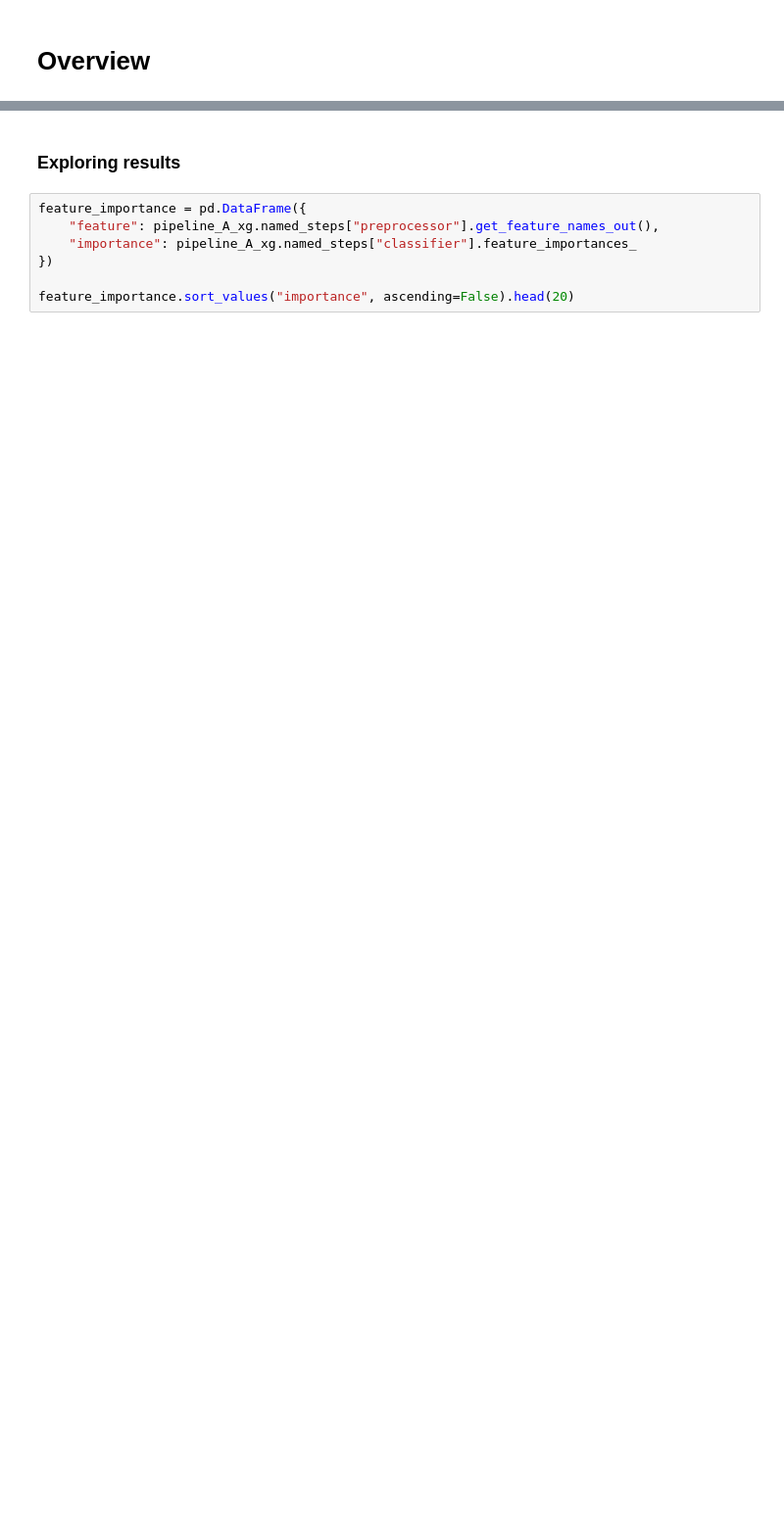
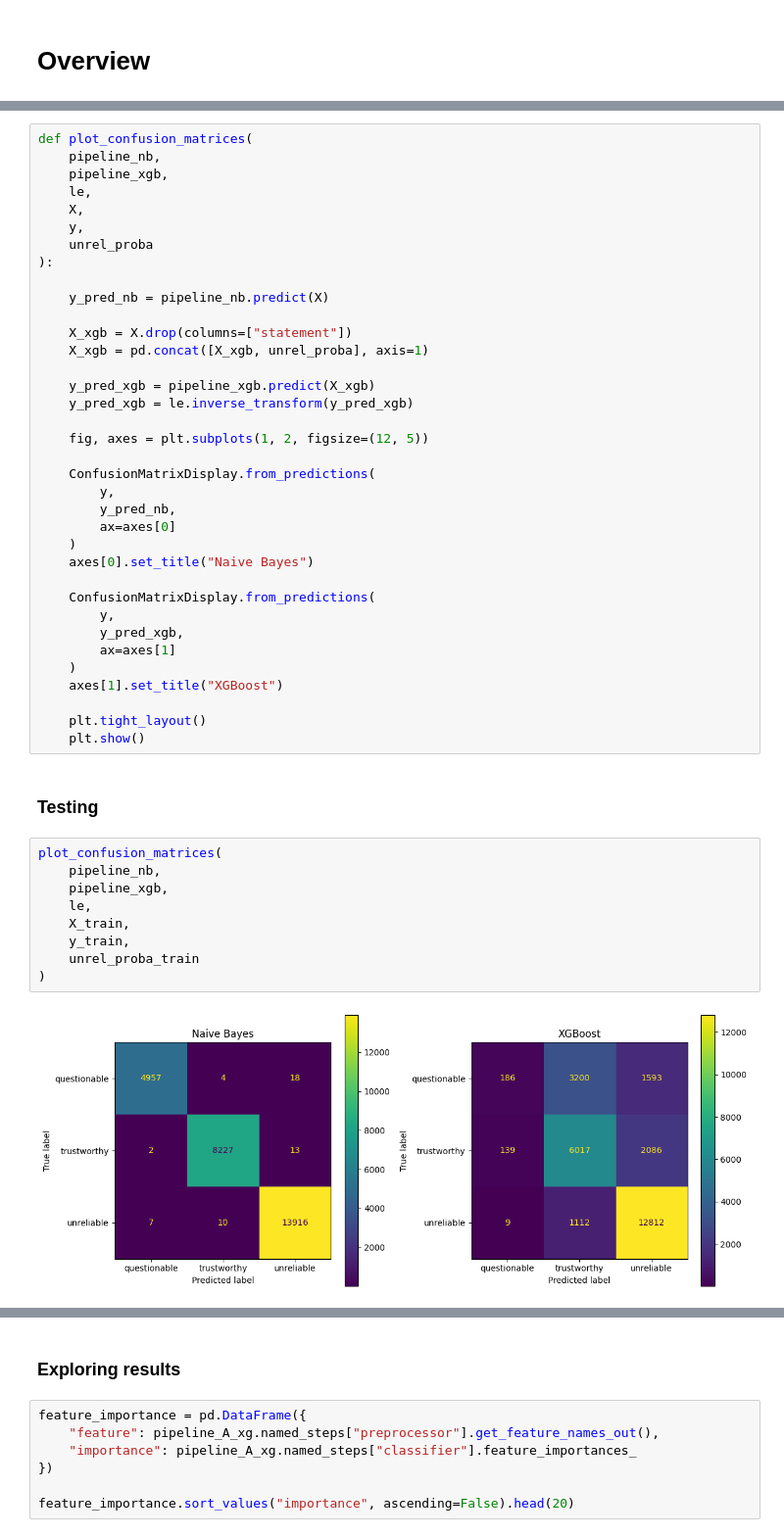
Before and after one commit to navaso93/liar_project, a Jupyter notebook: naive-model_navaso93.ipynb, the cells around one changed output, grey strips where cells are left out. Shown at 98% size. Saved outputs shown, nothing was run; the diff lists cells and outputs as text; blank space fills up the shorter version.

```diff
--- a/naive-model_navaso93.ipynb
+++ b/naive-model_navaso93.ipynb
@@ -790,0 +882,49 @@ plt.show()
+# %%
+def plot_confusion_matrices(
+    pipeline_nb,
+    pipeline_xgb,
+    le,
+    X,
+    y,
+    unrel_proba
+):
+
+    y_pred_nb = pipeline_nb.predict(X)
+
+    X_xgb = X.drop(columns=["statement"])
+    X_xgb = pd.concat([X_xgb, unrel_proba], axis=1)
+
+    y_pred_xgb = pipeline_xgb.predict(X_xgb)
+    y_pred_xgb = le.inverse_transform(y_pred_xgb)
+
+    fig, axes = plt.subplots(1, 2, figsize=(12, 5))
+
+    ConfusionMatrixDisplay.from_predictions(
+        y,
+        y_pred_nb,
+        ax=axes[0]
+    )
+    axes[0].set_title("Naive Bayes")
+
+    ConfusionMatrixDisplay.from_predictions(
+        y,
+        y_pred_xgb,
+        ax=axes[1]
+    )
+    axes[1].set_title("XGBoost")
+
+    plt.tight_layout()
+    plt.show()
+# %% [markdown]
+### Testing
+# %%
+plot_confusion_matrices(
+    pipeline_nb,
+    pipeline_xgb,
+    le,
+    X_train,
+    y_train,
+    unrel_proba_train
+)
+# %% [output]
+[figure, added]
```
Also changed, not shown: parts of 76 cells of this notebook.
